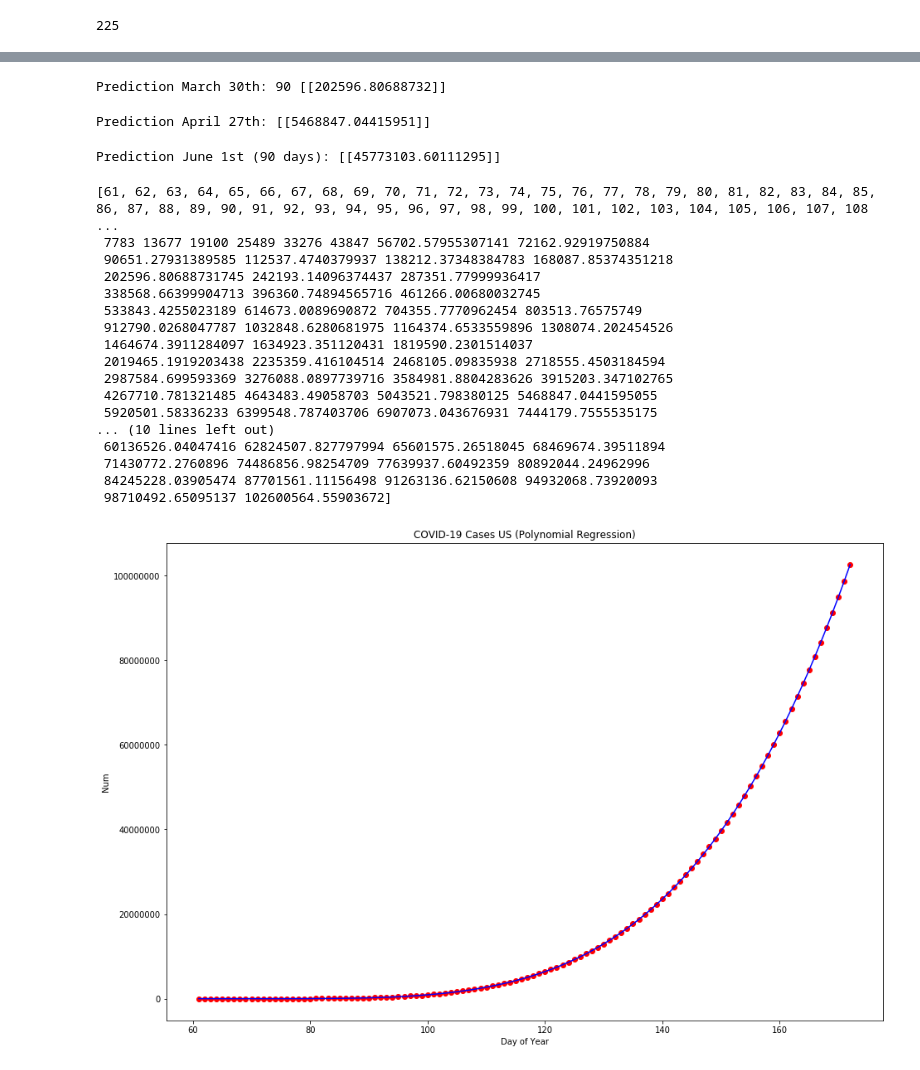
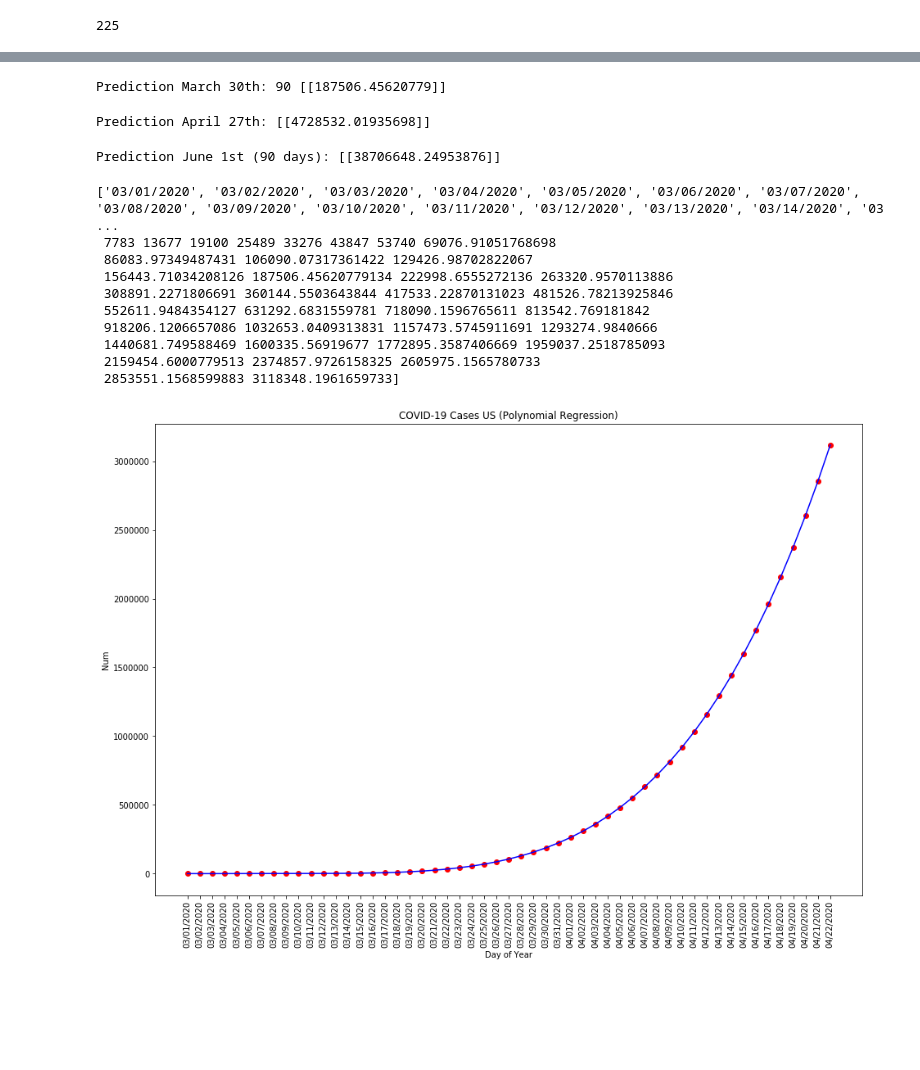
Before and after one commit to fuzzbient/jupyter, a Jupyter notebook: 20200323 COVID Regressions US.ipynb, the cells around one changed output, grey strips where cells are left out. Drawn from its saved outputs; the diff is of its cells as text; code cells hidden in the pictures; blank space fills up the shorter version.

```diff
--- a/20200323 COVID Regressions US.ipynb
+++ b/20200323 COVID Regressions US.ipynb
@@ -78,7 +78,7 @@ print(rownum)
 # %%
 #dates = ['3/1/20','3/2/20','3/3/20','3/4/20','3/5/20','3/6/20','3/7/20','3/8/20','3/9/20','3/10/20','3/11/20','3/12/20','3/13/20','3/14/20','3/15/20','3/16/20','3/17/20','3/18/20','3/19/20','3/20/20','3/21/20','3/22/20']
 #cases = df.loc[226, '3/1/20':'3/22/20']
-dates = headers
+dates = headers[:]
 cases = df.loc[rownum, dates[0]:dates[-1]]
 state = df.loc[rownum, 'Province/State':'Country/Region']
 
@@ -156,51 +161,50 @@ march_30 = pd.to_datetime('03/30/2020', infer_datetime_format=True).dayofyear
 prediction_march_30 = pol_reg.predict(poly_reg.fit_transform([[march_30]]))
 print("Prediction March 30th:", march_30, prediction_march_30)
 # %% [output]
-Prediction March 30th: 90 [[202596.80688732]]
+Prediction March 30th: 90 [[187506.45620779]]
 # %%
 # April 27th Polymonial Regression Prediction (5.6M)
 april_27 = pd.to_datetime('04/27/2020', infer_datetime_format=True).dayofyear
 prediction_april_27 = pol_reg.predict(poly_reg.fit_transform([[april_27]]))
 print("Prediction April 27th:", prediction_april_27)
 # %% [output]
-Prediction April 27th: [[5468847.04415951]]
+Prediction April 27th: [[4728532.01935698]]
 # %%
 # May 29th Polymonial Regression Prediction (41M)
 jun_01 = pd.to_datetime('06/01/2020', infer_datetime_format=True).dayofyear
 prediction_jun_01 = pol_reg.predict(poly_reg.fit_transform([[jun_01]]))
 print("Prediction June 1st (90 days):", prediction_jun_01)
 # %% [output]
-Prediction June 1st (90 days): [[45773103.60111295]]
+Prediction June 1st (90 days): [[38706648.24953876]]
 # %%
+import datetime
+
 #Add more days and predictions per day to the arrays and plot display
 casesfuture = cases.values
 datetimesfuture = datetimes[:]
+datesfuture = [pd.to_datetime(date, infer_datetime_format=True) for date in dates]
 
-
-for dayofyear in range(datetimes[-1] + 1, datetimes[-1] + 90):
+for dayofyear in range(datetimes[-1] + 1, datetimes[-1] + 30):
     datetimesfuture.append(dayofyear)
+    datesfuture.append(datesfuture[-1] + datetime.timedelta(days=1))
     numpredict = pol_reg.predict(poly_reg.fit_transform([[dayofyear]])).item(0,0)
     if numpredict < 0:
         numpredict = 0.0
     casesfuture = np.append(casesfuture, numpredict)
 
-print(datetimesfuture, casesfuture)
+# Convert all datetimes to strings for xlabel
+datesfuture[:] = [date.strftime("%m/%d/%Y") for date in datesfuture]
+
+print(datesfuture, datetimesfuture, casesfuture)
 # %% [output]
-[61, 62, 63, 64, 65, 66, 67, 68, 69, 70, 71, 72, 73, 74, 75, 76, 77, 78, 79, 80, 81, 82, 83, 84, 85, 86, 87, 88, 89, 90, 91, 92, 93, 94, 95, 96, 97, 98, 99, 100, 101, 102, 103, 104, 105, 106, 107, 108 ...
- 7783 13677 19100 25489 33276 43847 56702.57955307141 72162.92919750884
- 90651.27931389585 112537.4740379937 138212.37348384783 168087.85374351218
- 202596.80688731745 242193.14096374437 287351.77999936417
- 338568.66399904713 396360.74894565716 461266.00680032745
- 533843.4255023189 614673.0089690872 704355.7770962454 803513.76575749
- 912790.0268047787 1032848.6280681975 1164374.6533559896 1308074.202454526
- 1464674.3911284097 1634923.351120431 1819590.2301514037
- 2019465.1919203438 2235359.416104514 2468105.09835938 2718555.4503184594
- 2987584.699593369 3276088.0897739716 3584981.8804283626 3915203.347102765
- 4267710.781321485 4643483.49058703 5043521.798380125 5468847.0441595055
- 5920501.58336233 6399548.787403706 6907073.043676931 7444179.7555535175
-... (10 lines left out)
- 60136526.04047416 62824507.827797994 65601575.26518045 68469674.39511894
- 71430772.2760896 74486856.98254709 77639937.60492359 80892044.24962996
- 84245228.03905474 87701561.11156498 91263136.62150608 94932068.73920093
- 98710492.65095137 102600564.55903672]
+['03/01/2020', '03/02/2020', '03/03/2020', '03/04/2020', '03/05/2020', '03/06/2020', '03/07/2020', '03/08/2020', '03/09/2020', '03/10/2020', '03/11/2020', '03/12/2020', '03/13/2020', '03/14/2020', '03 ...
+ 7783 13677 19100 25489 33276 43847 53740 69076.91051768698
+ 86083.97349487431 106090.07317361422 129426.98702822067
+ 156443.71034208126 187506.45620779134 222998.6555272136 263320.9570113886
+ 308891.2271806691 360144.5503643844 417533.22870131023 481526.78213925846
+ 552611.9484354127 631292.6831559781 718090.1596765611 813542.769181842
+ 918206.1206657086 1032653.0409313831 1157473.5745911691 1293274.9840666
+ 1440681.749588469 1600335.56919677 1772895.3587406669 1959037.2518785093
+ 2159454.6000779513 2374857.9726158325 2605975.1565780733
+ 2853551.1568599883 3118348.1961659733]
 # %%
@@ -216,22 +220,23 @@ xf_trainp, xf_testp, yf_trainp, yf_testp = train_test_split(xf, yf, test_size=0.
 # %%
 # Fitting Polynomial Regression to the dataset
 poly_regf = PolynomialFeatures(degree=4)
 x_polyf = poly_regf.fit_transform(xf)
 pol_regf = LinearRegression()
 pol_regf.fit(x_polyf, yf)
 
 # Visualizing the Polymonial Regression results
 def vizf_polymonial():
     fig = plt.figure(figsize=(15,10))
     axes = fig.add_axes([0.0,0.0,0.8,0.8])
-    axes.scatter(xf, yf, color='red')
-    axes.plot(xf, pol_regf.predict(poly_regf.fit_transform(xf)), color='blue')
-    axes.ticklabel_format(useOffset=False, style='plain')
+    axes.scatter(datesfuture, yf, color='red')
+    axes.plot(datesfuture, pol_regf.predict(poly_regf.fit_transform(xf)), color='blue')
+    #axes.ticklabel_format(useOffset=False, style='plain')
     plt.title('COVID-19 Cases US (Polynomial Regression)')
     plt.xlabel('Day of Year')
     plt.ylabel('Num')
+    plt.xticks(rotation=90)
     plt.show()
     return
 vizf_polymonial()
 # %% [output]
-[figure, old version]
+[figure, new version]
```
Also changed, not shown: parts of 8 cells of this notebook.
